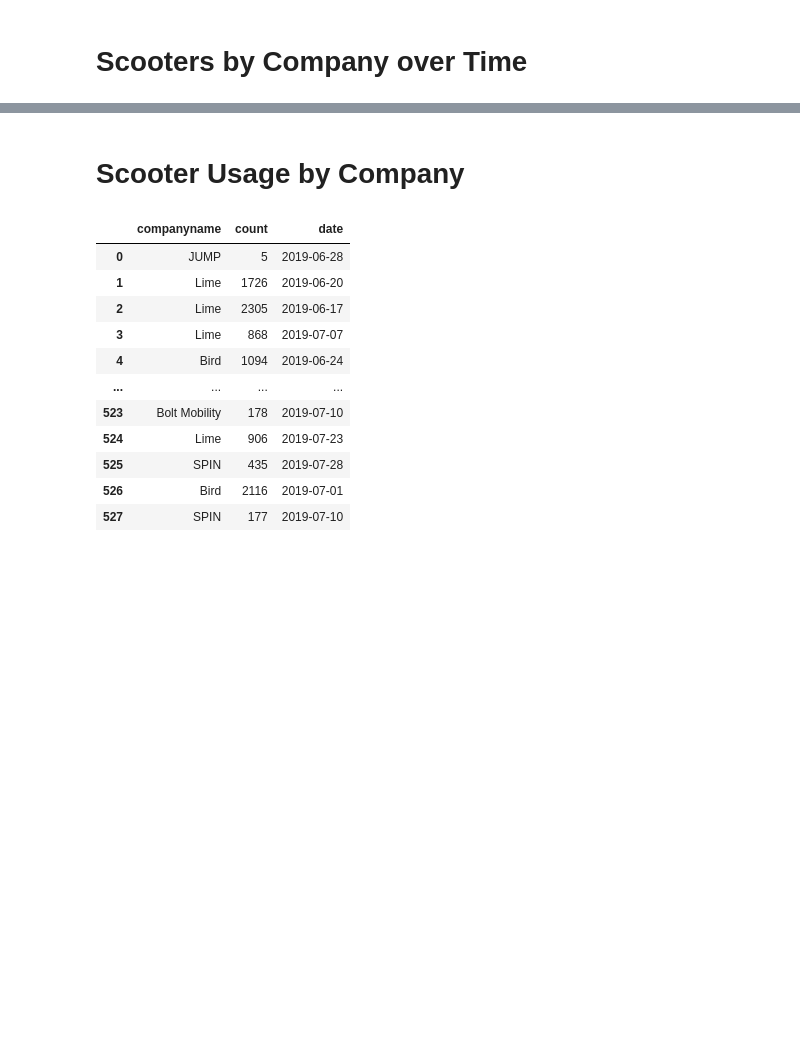
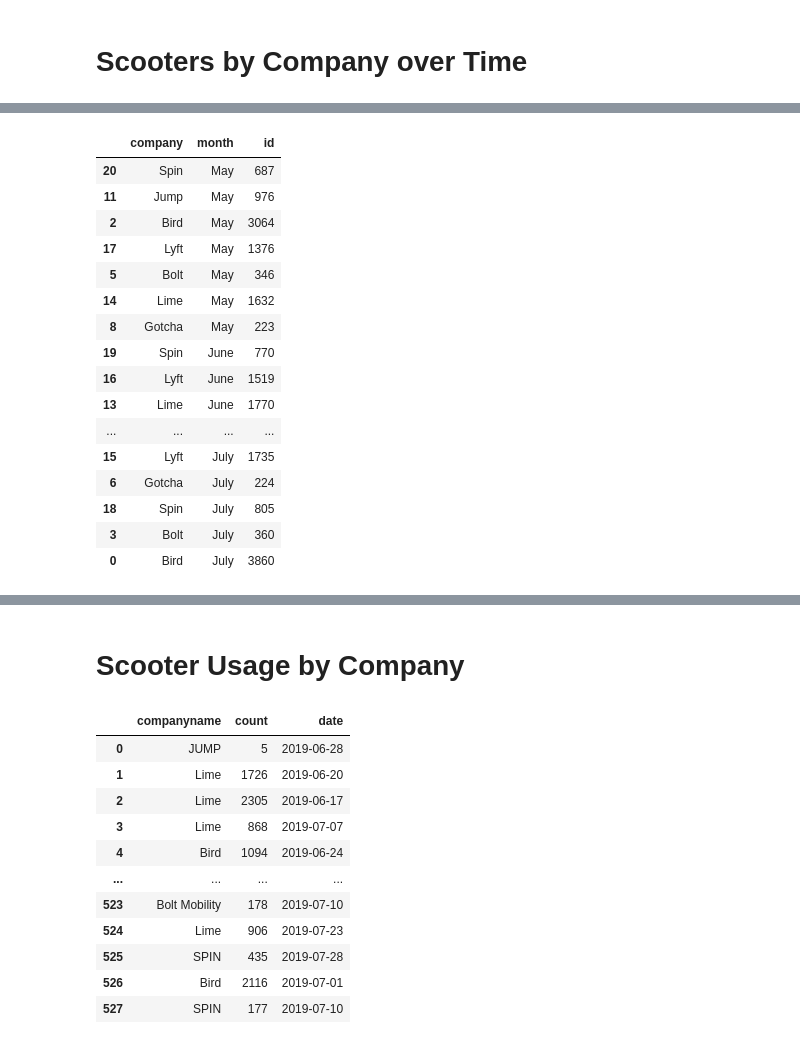
Before and after one commit to richardzleonard/nashville_scooters, a Jupyter notebook: scripts/question_1.ipynb, the cells around one changed output, grey strips where cells are left out. Drawn from its saved outputs; the diff is of its cells as text; code cells hidden in the pictures; blank space fills up the shorter version.

```diff
--- a/scripts/question_1.ipynb
+++ b/scripts/question_1.ipynb
@@ -105,0 +117,2 @@ plt.xlabel('Month');
+# %%
+unique_scooters = unique_scooters.rename(columns = {'sumdid': 'id', 'company':'company', 'date':'date', '?column?':'month'})
@@ -105,0 +142,21 @@ plt.xlabel('Month');
+# %%
+scooters_by_month = scooters_by_month.sort_values(by = 'month', ascending = False)
+scooters_by_month
+# %% [output]
+|  | company | month | id |
+| 20 | Spin | May | 687 |
+| 11 | Jump | May | 976 |
+| 2 | Bird | May | 3064 |
+| 17 | Lyft | May | 1376 |
+| 5 | Bolt | May | 346 |
+| 14 | Lime | May | 1632 |
+| 8 | Gotcha | May | 223 |
+| 19 | Spin | June | 770 |
+| 16 | Lyft | June | 1519 |
+| 13 | Lime | June | 1770 |
+| ... | ... | ... | ... |
+| 15 | Lyft | July | 1735 |
+| 6 | Gotcha | July | 224 |
+| 18 | Spin | July | 805 |
+| 3 | Bolt | July | 360 |
+| 0 | Bird | July | 3860 |
```
Also changed, not shown: parts of 23 cells of this notebook, 1 other file.
